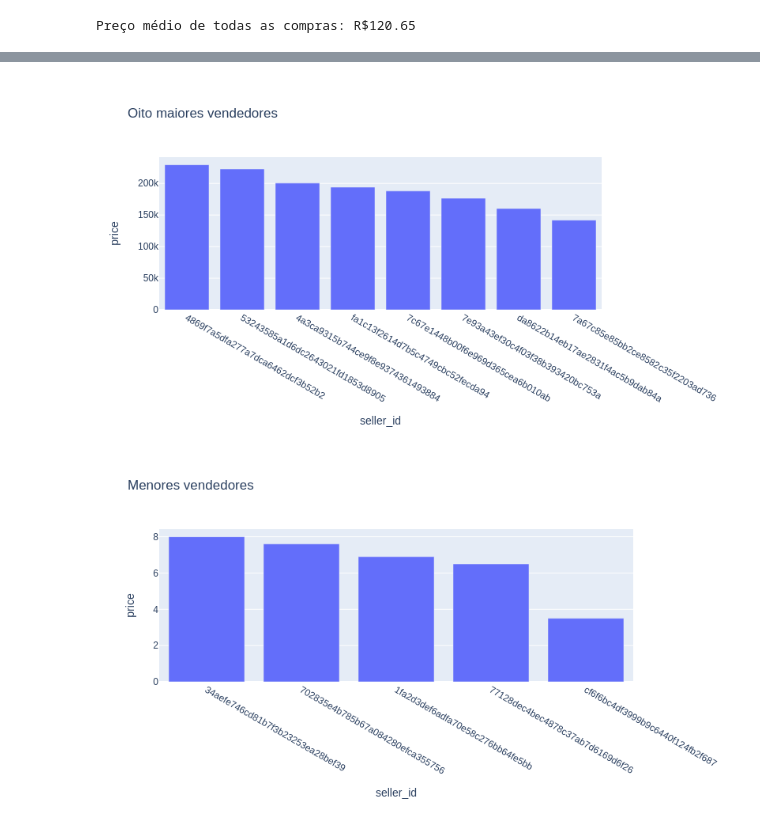
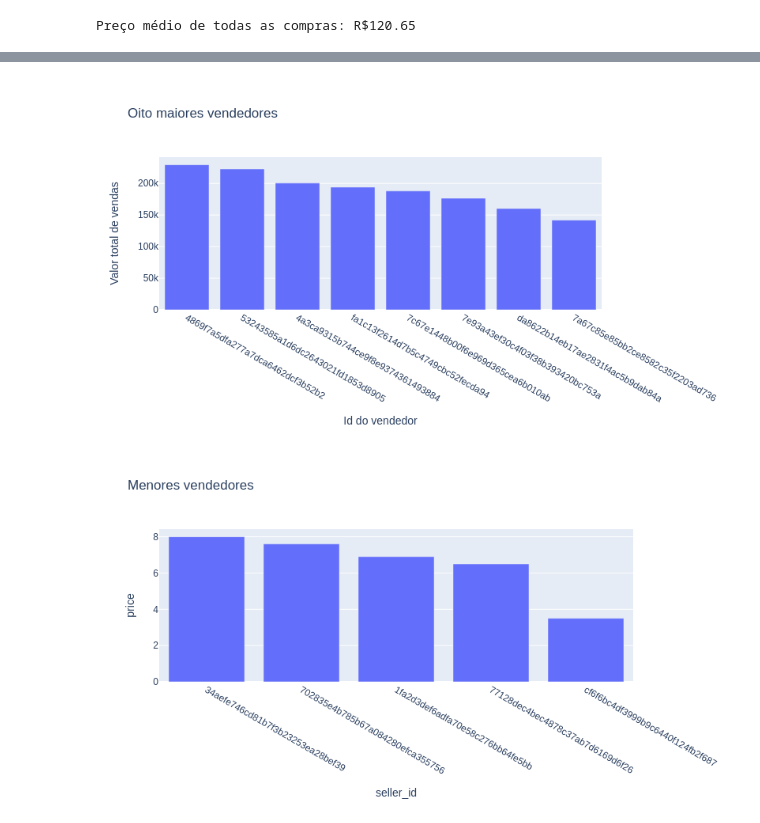
Before and after one commit to Lucas-Buk/Introducao-Ciencia-de-Dados, a Jupyter notebook: Aula_1_Exploração_Olist.ipynb, the cells around one changed output, grey strips where cells are left out. Cells and saved outputs as stored; diff of their text form; code cells hidden in the pictures.

```diff
--- a/Aula_1_Exploração_Olist.ipynb
+++ b/Aula_1_Exploração_Olist.ipynb
@@ -143,10 +551,10 @@ Name: price, Length: 3095, dtype: float64
 # %%
 df_mais_vendas = df_vendas.head(8).reset_index()
 
-fig = px.bar(df_mais_vendas, x='seller_id', y='price', title= 'Oito maiores vendedores')
+fig = px.bar(df_mais_vendas, x='seller_id', y='price', labels={'price': 'Valor total de vendas', 'seller_id': 'Id do vendedor'}, title= 'Oito maiores vendedores')
 gitly.show(fig)
 # %% [output]
-[figure, old version]
+[figure, new version]
 # %%
 df_menos_vendas = df_vendas.tail().reset_index()
 
```
Also changed, not shown: parts of 125 cells of this notebook.
